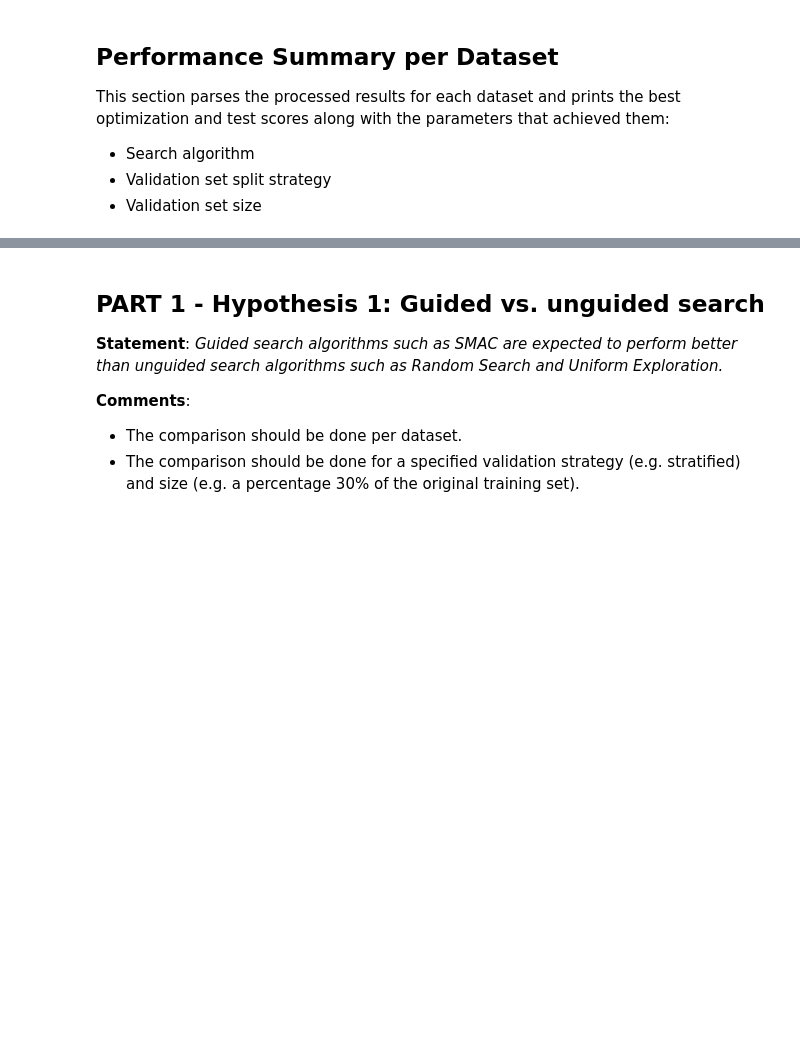
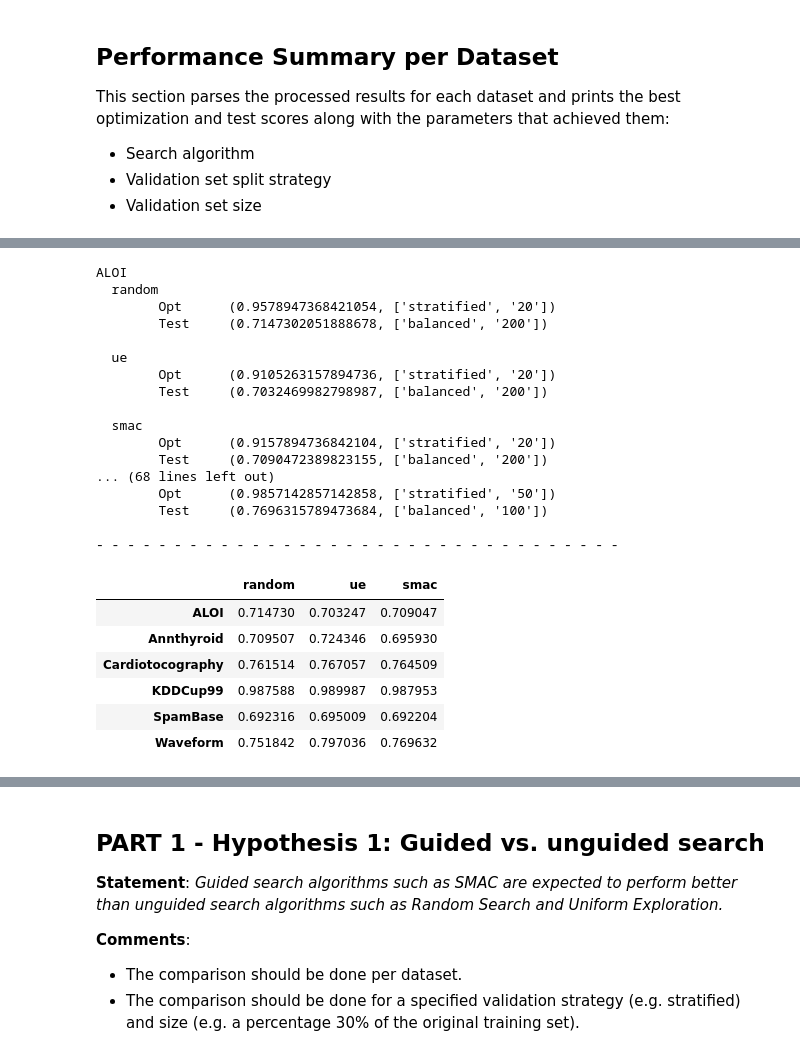
Before and after one commit to johnantonn/cash-for-unsupervised-ad, a Jupyter notebook: src/notebooks/results_visualizer.ipynb, the cells around one changed output, grey strips where cells are left out. Drawn from its saved outputs; the diff is of its cells as text; code cells hidden in the pictures; blank space fills up the shorter version.

```diff
--- a/src/notebooks/results_visualizer.ipynb
+++ b/src/notebooks/results_visualizer.ipynb
@@ -104,0 +117,63 @@ Waveform
+# %%
+# Performance per (dataset, search algorithm) tuples
+search_algorithm_list = ['random', 'ue', 'smac']
+np_matrix = np.zeros((len(dataset_list), 3)) # number of search algorithms = 3
+for i, dataset in enumerate(dataset_list):
+    print(dataset)
+    for j, search in enumerate(search_algorithm_list):
+        best_opt_score = 0.0
+        best_test_score = 0.0
+        best_opt_params = None
+        best_test_params = None
+        for filename in os.listdir(results_processed_path):
+            if dataset in filename and search in filename:
+                # import performance data as DataFrame
+                df = pd.read_csv(
+                    os.path.join(
+                        results_processed_path, filename),
+                )
+                # optimization score
+                if df['single_best_optimization_score'].iloc[-1] > best_opt_score:
+                    best_opt_score = df['single_best_optimization_score'].iloc[-1]
+                    best_opt_params = filename.split('.')[0].split('_')[2:]
+                # test score
+                if df['single_best_test_score'].iloc[-1] > best_test_score:
+                    best_test_score = df['single_best_test_score'].iloc[-1]
+                    best_test_params = filename.split('.')[0].split('_')[2:]
+        np_matrix[i][j] = best_test_score
+        print('  ' + search)
+        print('\tOpt\t ({}, {})'.format(best_opt_score, best_opt_params))
+        print('\tTest\t ({}, {})\n'.format(best_test_score, best_test_params))
+    print('- - - - - - - - - - - - - - - - - - - - - - - - - - - - - - - - - -')
+# construct pd matrix
+matrix = pd.DataFrame(
+    np_matrix,
+    columns=search_algorithm_list,
+    index=dataset_list
+)
+matrix
+# %% [output]
+ALOI
+  random
+        Opt      (0.9578947368421054, ['stratified', '20'])
+        Test     (0.7147302051888678, ['balanced', '200'])
+
+  ue
+        Opt      (0.9105263157894736, ['stratified', '20'])
+        Test     (0.7032469982798987, ['balanced', '200'])
+
+  smac
+        Opt      (0.9157894736842104, ['stratified', '20'])
+        Test     (0.7090472389823155, ['balanced', '200'])
+... (68 lines left out)
+        Opt      (0.9857142857142858, ['stratified', '50'])
+        Test     (0.7696315789473684, ['balanced', '100'])
+
+- - - - - - - - - - - - - - - - - - - - - - - - - - - - - - - - - -
+|  | random | ue | smac |
+| ALOI | 0.714730 | 0.703247 | 0.709047 |
+| Annthyroid | 0.709507 | 0.724346 | 0.695930 |
+| Cardiotocography | 0.761514 | 0.767057 | 0.764509 |
+| KDDCup99 | 0.987588 | 0.989987 | 0.987953 |
+| SpamBase | 0.692316 | 0.695009 | 0.692204 |
+| Waveform | 0.751842 | 0.797036 | 0.769632 |
```
Also changed, not shown: parts of 8 cells of this notebook, 2 other files.
